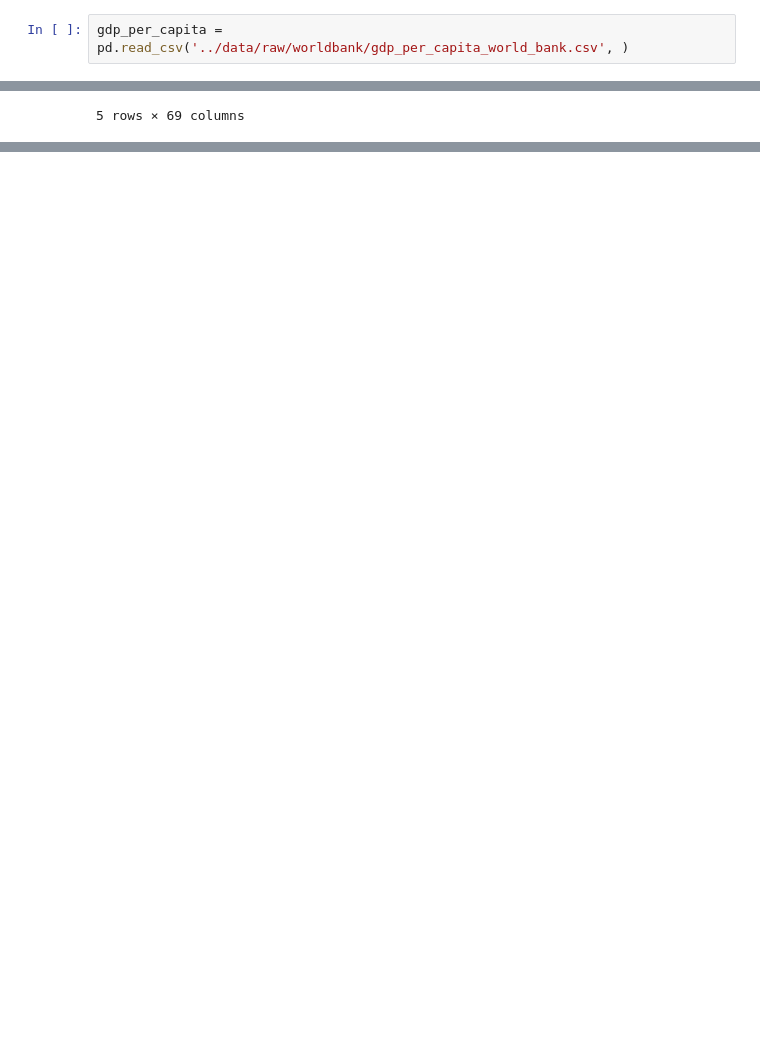
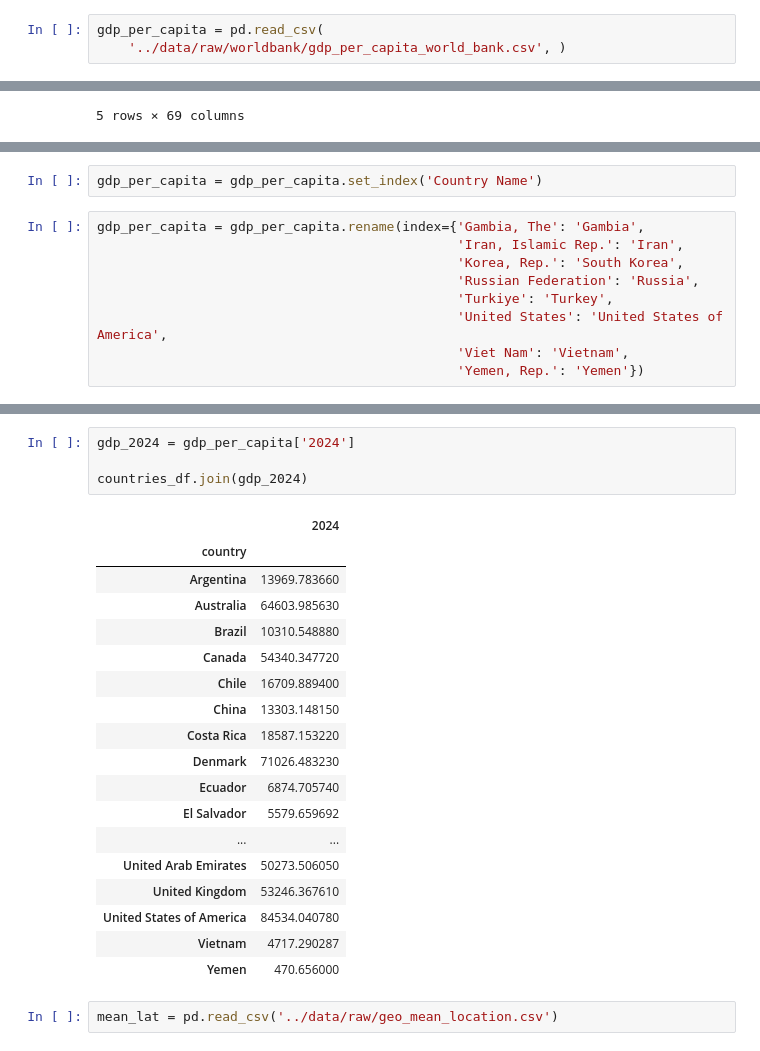
Before and after one commit to SeaAroundUs/end-use-clustering, a Jupyter notebook: src/EC_workbook.ipynb, the cells around one changed output, grey strips where cells are left out. Cells and saved outputs as stored; diff of their text form; blank space fills up the shorter version.

```diff
--- a/src/EC_workbook.ipynb
+++ b/src/EC_workbook.ipynb
@@ -310,7 +311,8 @@ X.loc[['Chile', 'Peru', 'Mauritania']]
 | Mauritania | 0.00 | 4.76 | 0.0 | 14.29 | 0.0 | 0.0 | ... |
 3 rows × 371 columns
 # %%
-gdp_per_capita = pd.read_csv('../data/raw/worldbank/gdp_per_capita_world_bank.csv', )
+gdp_per_capita = pd.read_csv(
+    '../data/raw/worldbank/gdp_per_capita_world_bank.csv', )
 # %%
 gdp_per_capita.head()
 # %% [output]
@@ -323,0 +332,11 @@ gdp_per_capita.head()
+# %%
+gdp_per_capita = gdp_per_capita.set_index('Country Name')
+# %%
+gdp_per_capita = gdp_per_capita.rename(index={'Gambia, The': 'Gambia',
+                                              'Iran, Islamic Rep.': 'Iran',
+                                              'Korea, Rep.': 'South Korea',
+                                              'Russian Federation': 'Russia',
+                                              'Turkiye': 'Turkey',
+                                              'United States': 'United States of America',
+                                              'Viet Nam': 'Vietnam',
+                                              'Yemen, Rep.': 'Yemen'})
@@ -323,0 +350,25 @@ gdp_per_capita.head()
+# %%
+gdp_2024 = gdp_per_capita['2024']
+
+countries_df.join(gdp_2024)
+# %% [output]
+|  | 2024 |
+| country |  |
+| Argentina | 13969.783660 |
+| Australia | 64603.985630 |
+| Brazil | 10310.548880 |
+| Canada | 54340.347720 |
+| Chile | 16709.889400 |
+| China | 13303.148150 |
+| Costa Rica | 18587.153220 |
+| Denmark | 71026.483230 |
+| Ecuador | 6874.705740 |
+| El Salvador | 5579.659692 |
+| ... | ... |
+| United Arab Emirates | 50273.506050 |
+| United Kingdom | 53246.367610 |
+| United States of America | 84534.040780 |
+| Vietnam | 4717.290287 |
+| Yemen | 470.656000 |
+# %%
+mean_lat = pd.read_csv('../data/raw/geo_mean_location.csv')
```
Also changed, not shown: parts of 21 cells of this notebook, 4 other files.
